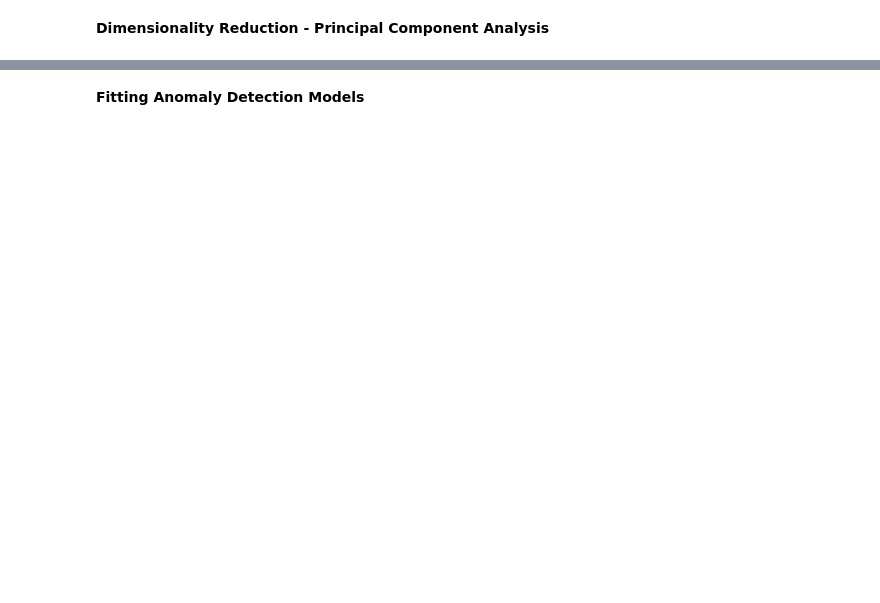
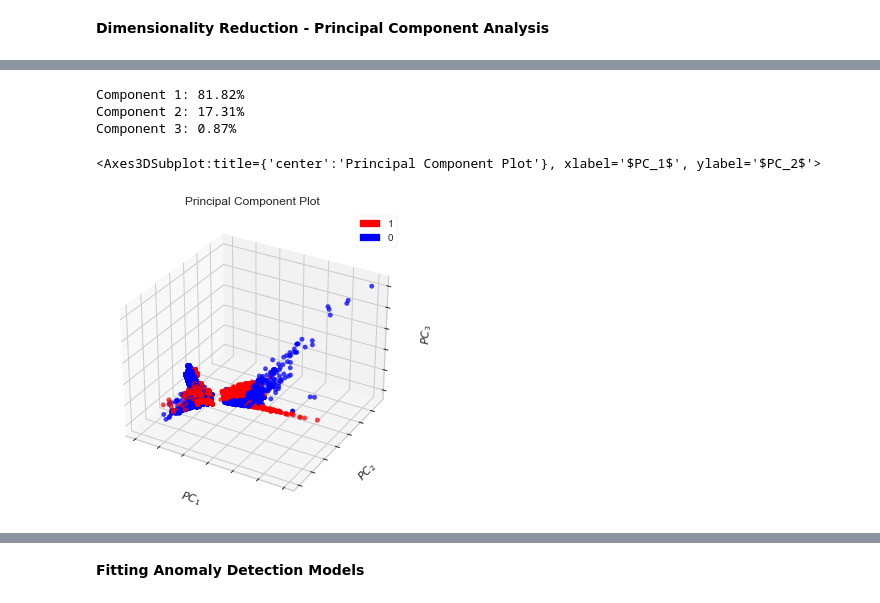
Before and after one commit to kangwaa/Anomaly-Detection, a Jupyter notebook: Code/Anomaly Detection - Network Access.ipynb, the cells around one changed output, grey strips where cells are left out. Cells and saved outputs as stored; diff of their text form; code cells hidden in the pictures; blank space fills up the shorter version.

```diff
--- a/Code/Anomaly Detection - Network Access.ipynb
+++ b/Code/Anomaly Detection - Network Access.ipynb
@@ -614,0 +750,26 @@ print(X_train_preprocessed_new.shape)
+# %%
+# Update PCA with 3 components
+from sklearn.pipeline import Pipeline
+from sklearn.preprocessing import StandardScaler
+from sklearn.decomposition import PCA
+from sklearn.compose import ColumnTransformer
+
+new_components = 3
+
+# Define the preprocessing pipeline with PCA
+preprocessor = ColumnTransformer(
+    transformers=[
+        ('scaler', StandardScaler(), numeric_features_indices),  # Apply scaling to numeric features
+        ('pca', PCA(n_components= new_components, random_state=2020), numeric_features_indices)  # Apply PCA to numeric features
+    ]
+)
+
+# Create the pipeline with the preprocessor
+pipeline_3 = Pipeline(steps=[
+    ('preprocessor', preprocessor)
+])
+
+# Fit the pipeline on the training data and transform both training and test data
+X_train_preprocessed_3 = pipeline_3.fit_transform(X_train_combined)
+X_test_preprocessed_3 = pipeline_3.transform(X_val_combined)
+print(X_train_preprocessed_3)
@@ -614,0 +790,21 @@ print(X_train_preprocessed_new.shape)
+# %%
+# Get the PCA component from the pipeline
+pca_component_3 = pipeline_3.named_steps['preprocessor'].named_transformers_['pca']
+
+# Print the explained variance ratios for each component
+for i, ratio in enumerate(pca_component_3.explained_variance_ratio_):
+    print(f"Component {i + 1}: {ratio * 100:.2f}%")
+# %% [output]
+Component 1: 81.82%
+Component 2: 17.31%
+Component 3: 0.87%
+# %%
+from yellowbrick.features import PCA
+
+visualizer_3 = PCA(scale=True, projection=3,
+classes=['1', '0'], random_state=2020, colors=['red', 'blue'])
+visualizer_3.fit_transform(X_train_preprocessed_3, y_train)
+visualizer_3.show(outpath='3d_scatterplot_y.png')
+# %% [output]
+<Axes3DSubplot:title={'center':'Principal Component Plot'}, xlabel='$PC_1$', ylabel='$PC_2$'>
+[figure, added]
```
Also changed, not shown: parts of 24 cells of this notebook, 2 other files.
